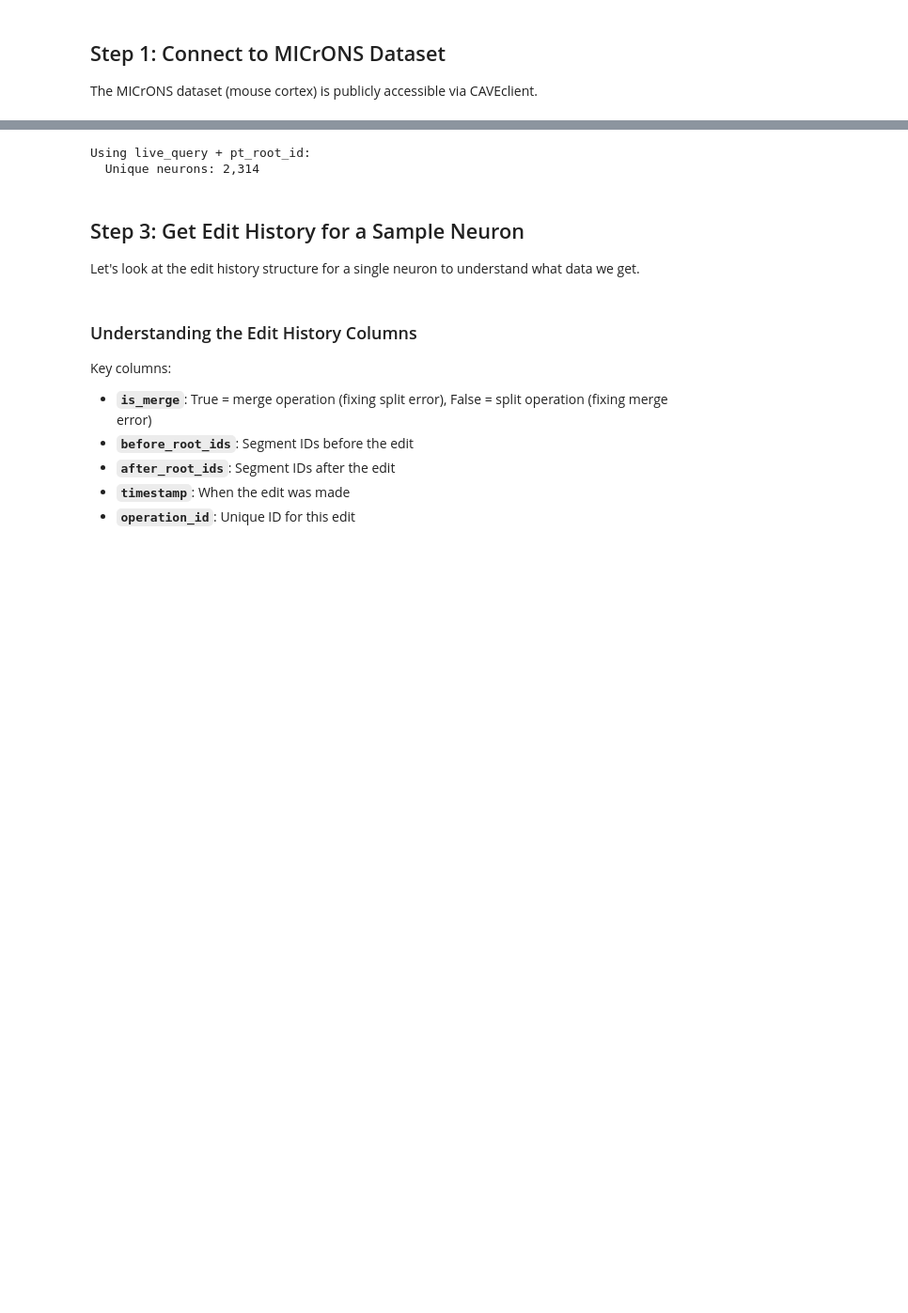
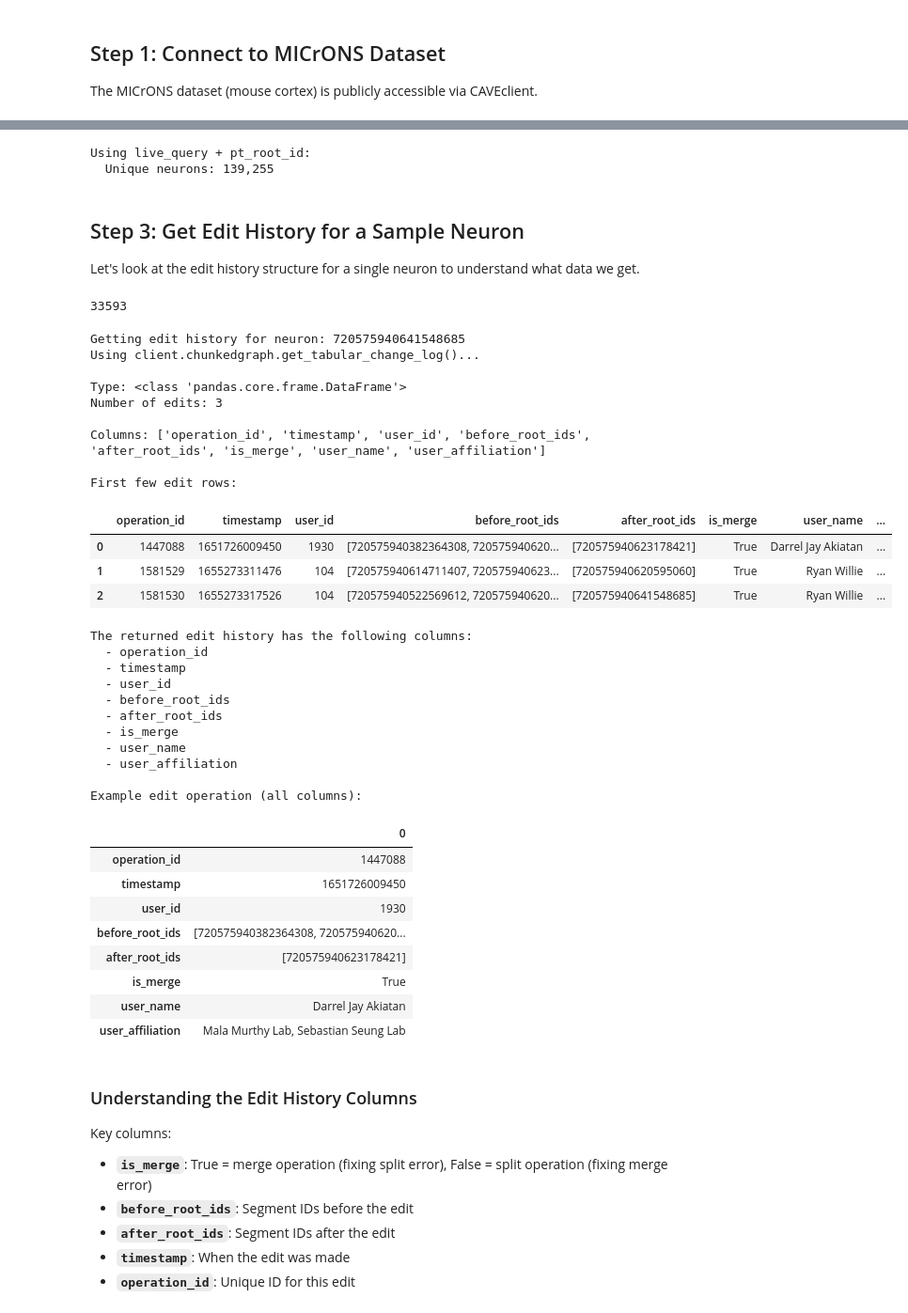
Before and after one commit to qsimeon/ConnectomeBench, a Jupyter notebook: examples/tutorial_edit_history_analysis.ipynb, the cells around one changed output, grey strips where cells are left out. Shown at 94% size. Cells and saved outputs as stored; diff of their text form; code cells hidden in the pictures; blank space fills up the shorter version.

```diff
--- a/examples/tutorial_edit_history_analysis.ipynb
+++ b/examples/tutorial_edit_history_analysis.ipynb
@@ -127,7 +134,7 @@ They're DIFFERENT! Let's see examples:
 # %%
 # Method 2: live_query (Jeff's approach)
 live_result = client.materialize.live_query(
-    "proofreading_status_and_strategy",
+    proofread_table,
     datetime.now()
 )
 
@@ -138,49 +145,88 @@ print(f"Using live_query + pt_root_id:")
 print(f"  Unique neurons: {len(neuron_ids):,}")
 # %% [output]
 Using live_query + pt_root_id:
-  Unique neurons: 2,314
+  Unique neurons: 139,255
 # %% [markdown]
 ## Step 3: Get Edit History for a Sample Neuron
 
 Let's look at the edit history structure for a single neuron to understand what data we get.
+# %%
+np.random.randint(0, len(neuron_ids))
+# %% [output]
+33593
 # %%
 # Pick a sample neuron
-sample_neuron_id = neuron_ids[-1]
+idx = np.random.randint(0, len(neuron_ids))
+sample_neuron_id = neuron_ids[idx]
 
 print(f"Getting edit history for neuron: {sample_neuron_id}")
 print(f"Using client.chunkedgraph.get_tabular_change_log()...\n")
 
 # Get edit history
 edit_history = client.chunkedgraph.get_tabular_change_log(
     sample_neuron_id,
     filtered=True
 )
 
 # If it's a dict, convert to DataFrame (depending on caveclient version)
 if isinstance(edit_history, dict):
     # If there's only one top-level key, extract its value (should be a DataFrame)
     if len(edit_history) == 1 and isinstance(list(edit_history.values())[0], pd.DataFrame):
         edit_history = list(edit_history.values())[0]
     else:
         # Otherwise, create a DataFrame from the dict (rare)
         edit_history = pd.DataFrame([edit_history])
 
 print(f"Type: {type(edit_history)}")
 print(f"Number of edits: {len(edit_history)}")
 print(f"\nColumns: {list(edit_history.columns)}")
 
 if len(edit_history) == 0:
     print("No edit history found for this neuron.")
 else:
-    print("\nFirst edit row:")
-    display(edit_history.head(1))
+    print("\nFirst few edit rows:")
+    display(edit_history.head())
     print("\nThe returned edit history has the following columns:")
     for col in edit_history.columns:
         print(f"  - {col}")
 
     # Show a concise summary to help visualize the structure
     print("\nExample edit operation (all columns):")
     display(edit_history.iloc[0:1].T)
+# %% [output]
+Getting edit history for neuron: 720575940641548685
+Using client.chunkedgraph.get_tabular_change_log()...
+
+Type: <class 'pandas.core.frame.DataFrame'>
+Number of edits: 3
+
+Columns: ['operation_id', 'timestamp', 'user_id', 'before_root_ids', 'after_root_ids', 'is_merge', 'user_name', 'user_affiliation']
+
+First few edit rows:
+|  | operation_id | timestamp | user_id | before_root_ids | after_root_ids | is_merge | user_name | ... |
+| 0 | 1447088 | 1651726009450 | 1930 | [720575940382364308, 720575940620... | [720575940623178421] | True | Darrel Jay Akiatan | ... |
+| 1 | 1581529 | 1655273311476 | 104 | [720575940614711407, 720575940623... | [720575940620595060] | True | Ryan Willie | ... |
+| 2 | 1581530 | 1655273317526 | 104 | [720575940522569612, 720575940620... | [720575940641548685] | True | Ryan Willie | ... |
+The returned edit history has the following columns:
+  - operation_id
+  - timestamp
+  - user_id
+  - before_root_ids
+  - after_root_ids
+  - is_merge
+  - user_name
+  - user_affiliation
+
+Example edit operation (all columns):
+|  | 0 |
+| operation_id | 1447088 |
+| timestamp | 1651726009450 |
+| user_id | 1930 |
+| before_root_ids | [720575940382364308, 720575940620... |
+| after_root_ids | [720575940623178421] |
+| is_merge | True |
+| user_name | Darrel Jay Akiatan |
+| user_affiliation | Mala Murthy Lab, Sebastian Seung Lab |
 # %% [markdown]
 ### Understanding the Edit History Columns
 
```
Also changed, not shown: parts of 10 cells of this notebook, 2 other files.
